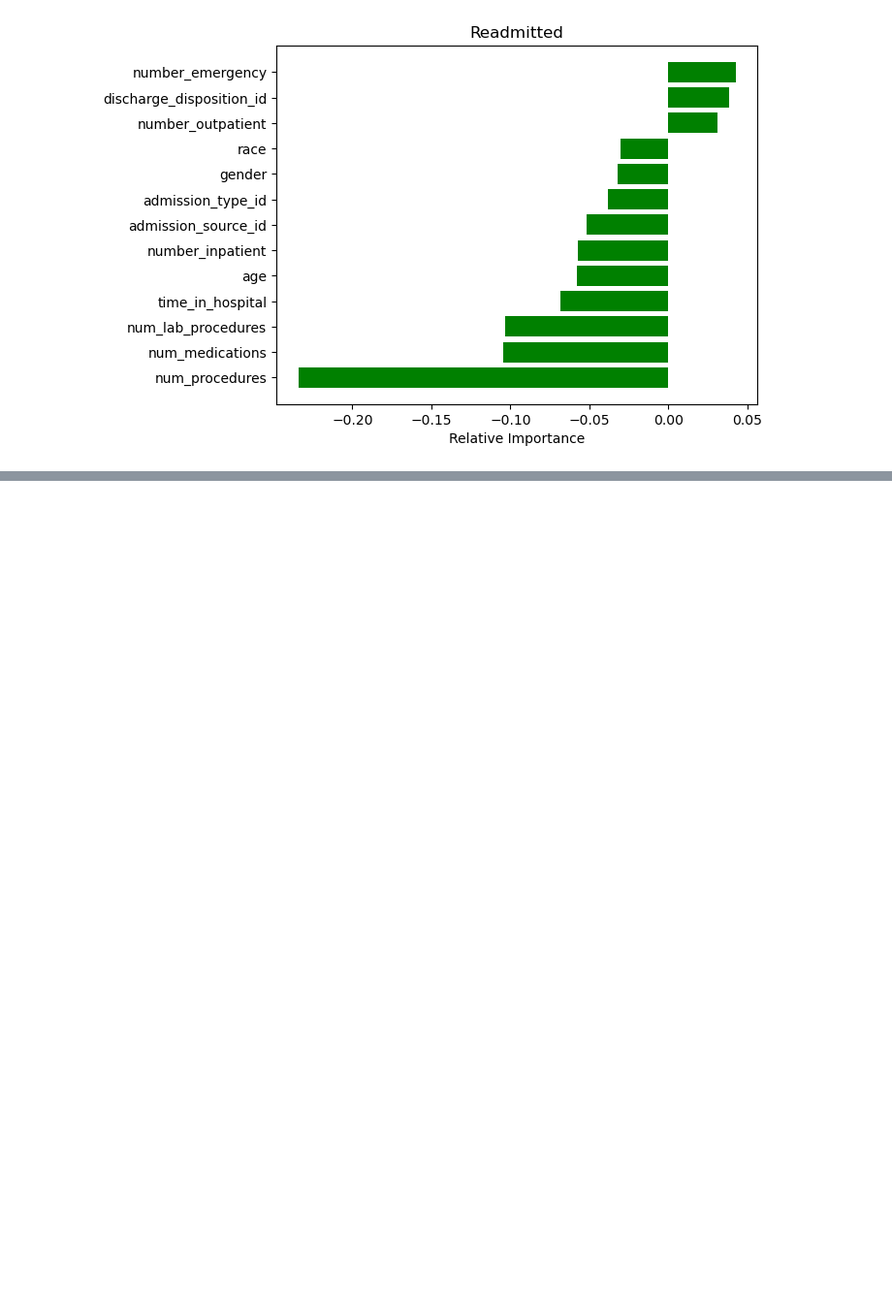
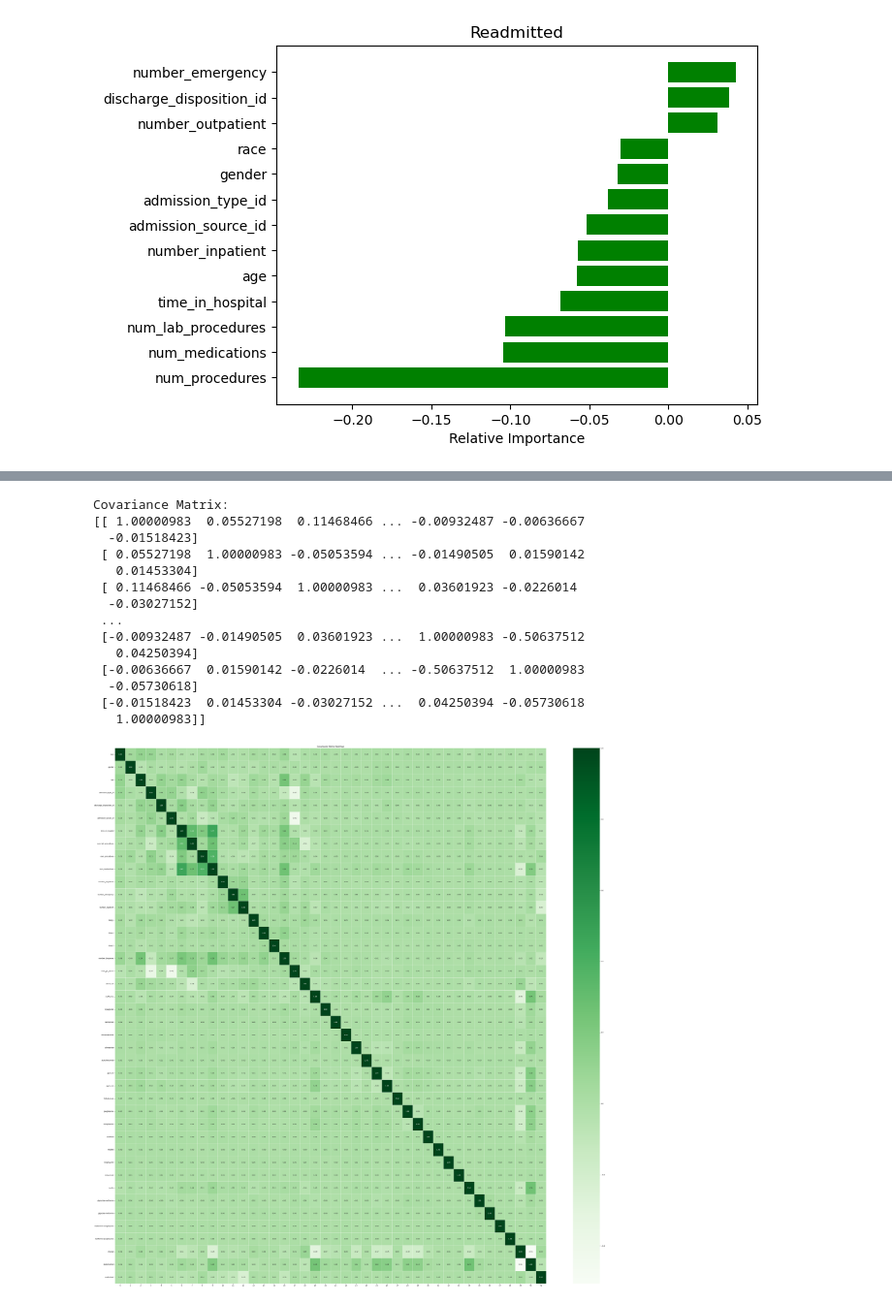
Before and after one commit to bianyiguyuan/diabetic_data_model, a Jupyter notebook: model_train.ipynb, the cells around one changed output, grey strips where cells are left out. Shown at 97% size. Saved outputs shown, nothing was run; the diff lists cells and outputs as text; code cells hidden in the pictures; blank space fills up the shorter version.

```diff
--- a/model_train.ipynb
+++ b/model_train.ipynb
@@ -390,7 +409,7 @@ FileNotFoundError: [Errno 2] No such file or directory: 'normalized_new_dataset.
 # Plot the Heatmap of the data
 
 # Load CSV data into a Pandas DataFrame
-data_1 = pd.read_csv('normalized_new_dataset.csv')
+data_1 = pd.read_csv('test.csv')
 
 # Find the covariance matrix of the dataset
 cov_matrix = np.cov(data_1, rowvar=False)
@@ -398,31 +417,47 @@ cov_matrix = np.cov(data_1, rowvar=False)
 # Print the covariance matrix
 print("Covariance Matrix:")
 print(cov_matrix)
 
 # Create a DataFrame from the covariance matrix
-cov_df = pd.DataFrame(cov_matrix, columns=data.columns, index=data_1.columns)
+cov_df = pd.DataFrame(cov_matrix, index=data_1.columns)
 
 # Create a heatmap using seaborn
 plt.figure(figsize=(60, 60))
 sns.heatmap(cov_df, annot=True, cmap='Greens', fmt='.2f', linewidths=.5)
 plt.title('Covariance Matrix Heatmap')
 plt.show()
 
 # Select the relevant features and the target variable
 selected_features = [
     'number_inpatient', 'number_emergency', 'number_diagnoses',
     'number_outpatient', 'time_in_hospital', 'diabetesMed',
     'num_medications', 'change', 'num_procedures', 'num_lab_procedures', 'readmitted'
 ]
 
 # Create a subset of the data with the selected features
 subset_data = data_1[selected_features]
 
 # Compute the covariance matrix
 cov_matrix = subset_data.cov()
 
 # Plot the covariance matrix heatmap using seaborn
 plt.figure(figsize=(12, 8))
 sns.heatmap(cov_matrix, annot=True, cmap='coolwarm', fmt='.2f', linewidths=.5)
 plt.title('Covariance Matrix Heatmap of The Most Important Features')
 plt.show()
+# %% [output]
+Covariance Matrix:
+[[ 1.00000983  0.05527198  0.11468466 ... -0.00932487 -0.00636667
+  -0.01518423]
+ [ 0.05527198  1.00000983 -0.05053594 ... -0.01490505  0.01590142
+   0.01453304]
+ [ 0.11468466 -0.05053594  1.00000983 ...  0.03601923 -0.0226014
+  -0.03027152]
+ ...
+ [-0.00932487 -0.01490505  0.03601923 ...  1.00000983 -0.50637512
+   0.04250394]
+ [-0.00636667  0.01590142 -0.0226014  ... -0.50637512  1.00000983
+  -0.05730618]
+ [-0.01518423  0.01453304 -0.03027152 ...  0.04250394 -0.05730618
+   1.00000983]]
+[figure, added]
```
Also changed, not shown: parts of 14 cells of this notebook.
